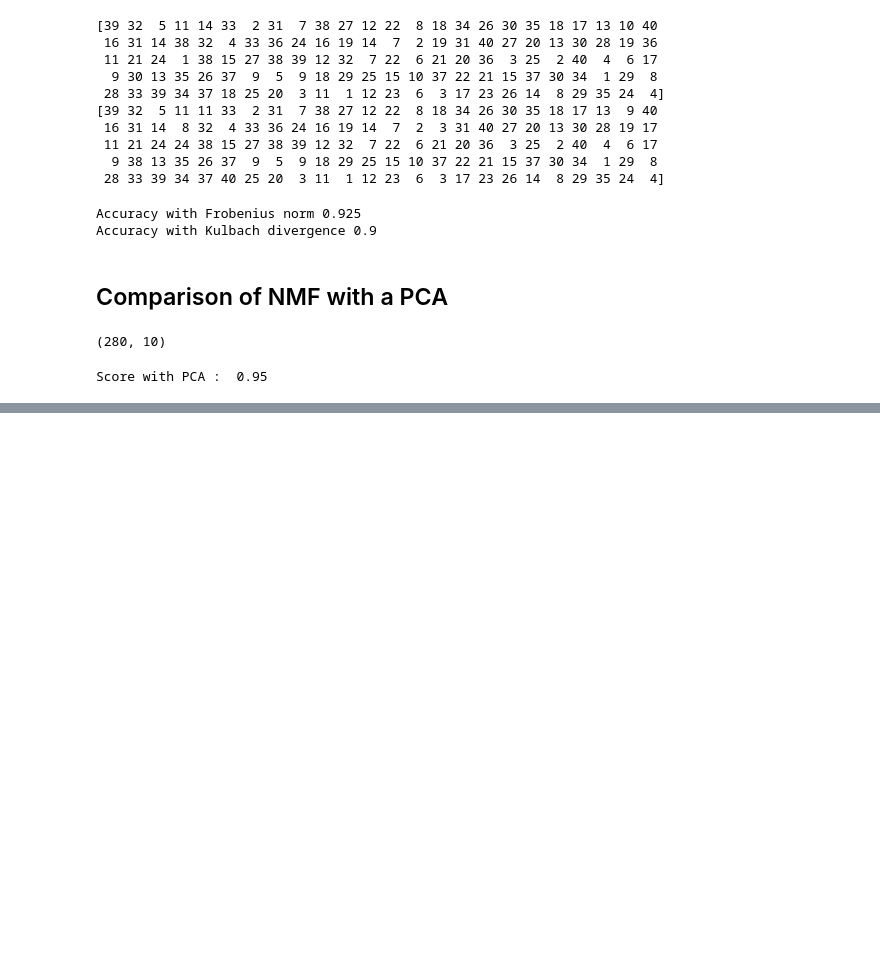
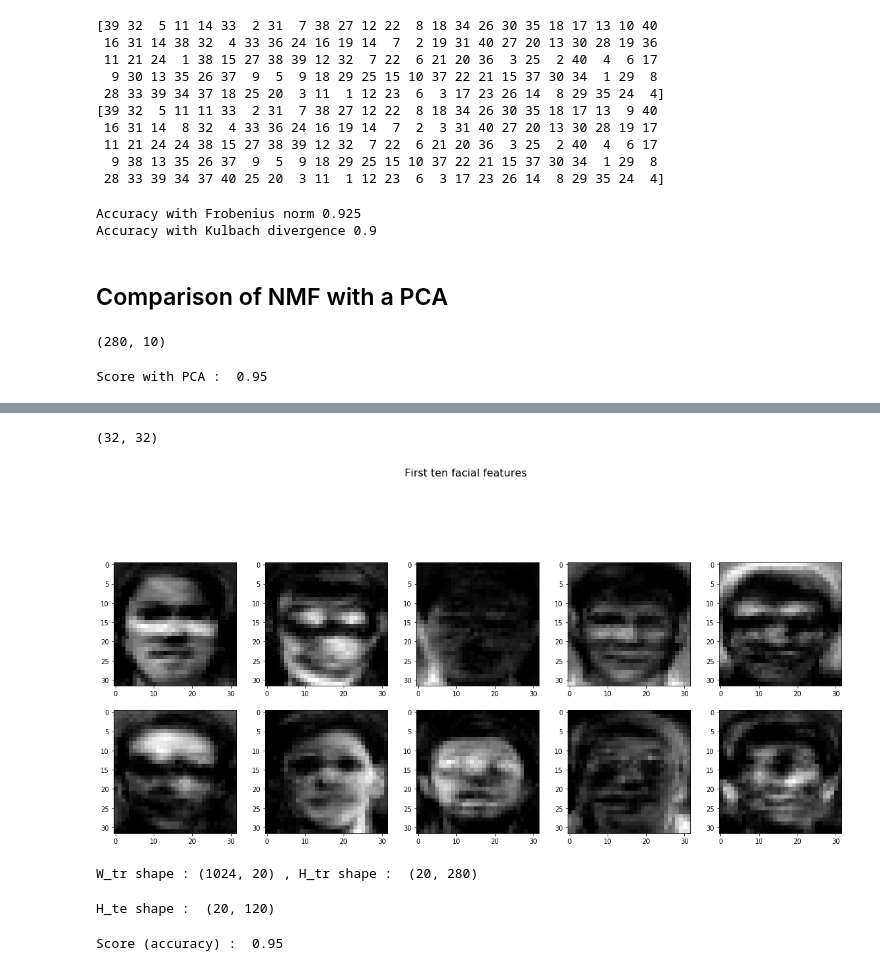
Before and after one commit to alexissair/Non-Negative-Matrix-Factorization, a Jupyter notebook: NMF Analysis & Applications.ipynb, the cells around one changed output, grey strips where cells are left out. Drawn from its saved outputs; the diff is of its cells as text; code cells hidden in the pictures; blank space fills up the shorter version.

```diff
--- a/NMF Analysis & Applications.ipynb
+++ b/NMF Analysis & Applications.ipynb
@@ -481,0 +517,17 @@ plot_results()
+# %%
+'Let s have a look at some facial features :'
+fig = plt.figure(figsize=(20, 20))
+fig.suptitle('First ten facial features', fontsize = 16)
+for i in range(1, 11) :
+    img = W_tr_kul[:,i].reshape((32, 32))
+    fig.add_subplot(5, 5, i)
+    plt.imshow(img, cmap = 'gray')
+print(img.shape)
+# %% [output]
+(32, 32)
+[figure, added]
+# %%
+W_tr_kul, H_tr_kul = kulNMF.W, kulNMF.H
+print('W_tr shape :', W_tr_kul.shape, ', H_tr shape : ', H_tr_kul.shape)
+# %% [output]
+W_tr shape : (1024, 20) , H_tr shape :  (20, 280)
@@ -481,0 +541,13 @@ plot_results()
+# %%
+print('H_te shape : ', H_te_kul.shape)
+# %% [output]
+H_te shape :  (20, 120)
+# %%
+'''To evaluate our decomposition, we train a k-nn on the weights given to each feature for each sample (i.e H_te)'''
+from sklearn.neighbors import KNeighborsClassifier
+
+knn_hte = KNeighborsClassifier(n_neighbors=1)
+knn_hte.fit(H_tr_kul.T, y_tr)
+print('Score (accuracy) : ', knn_hte.score(H_te_kul.T, y_te))
+# %% [output]
+Score (accuracy) :  0.95
```
Also changed, not shown: parts of 15 cells of this notebook.
